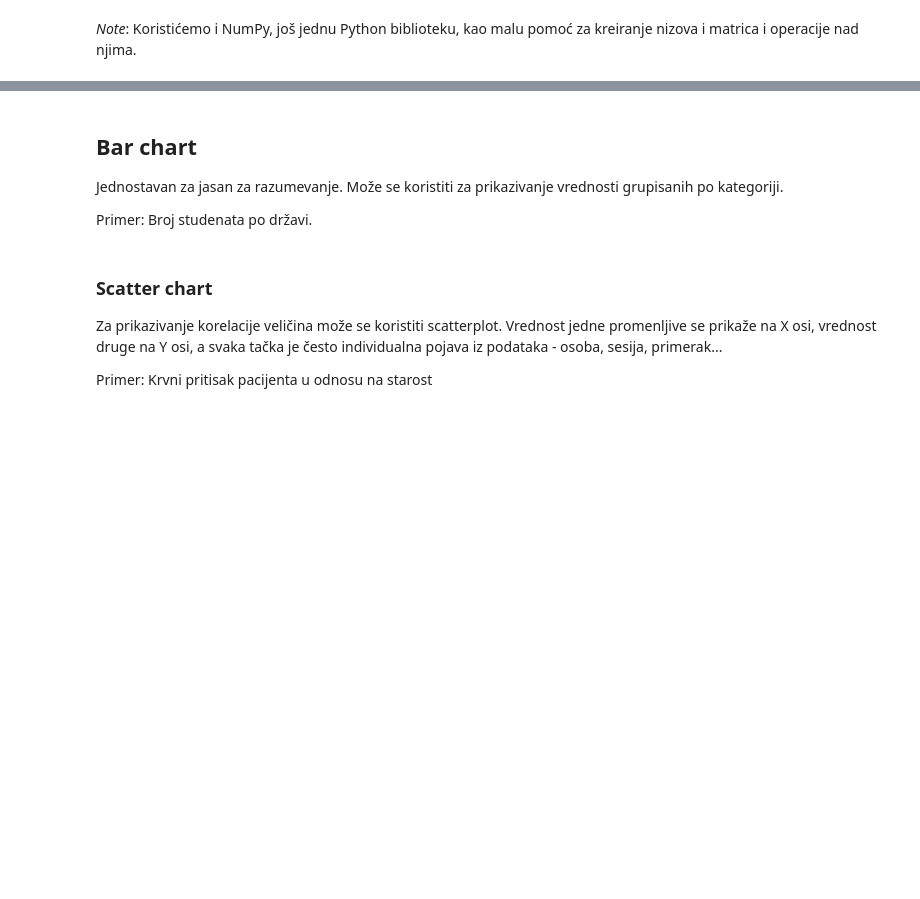
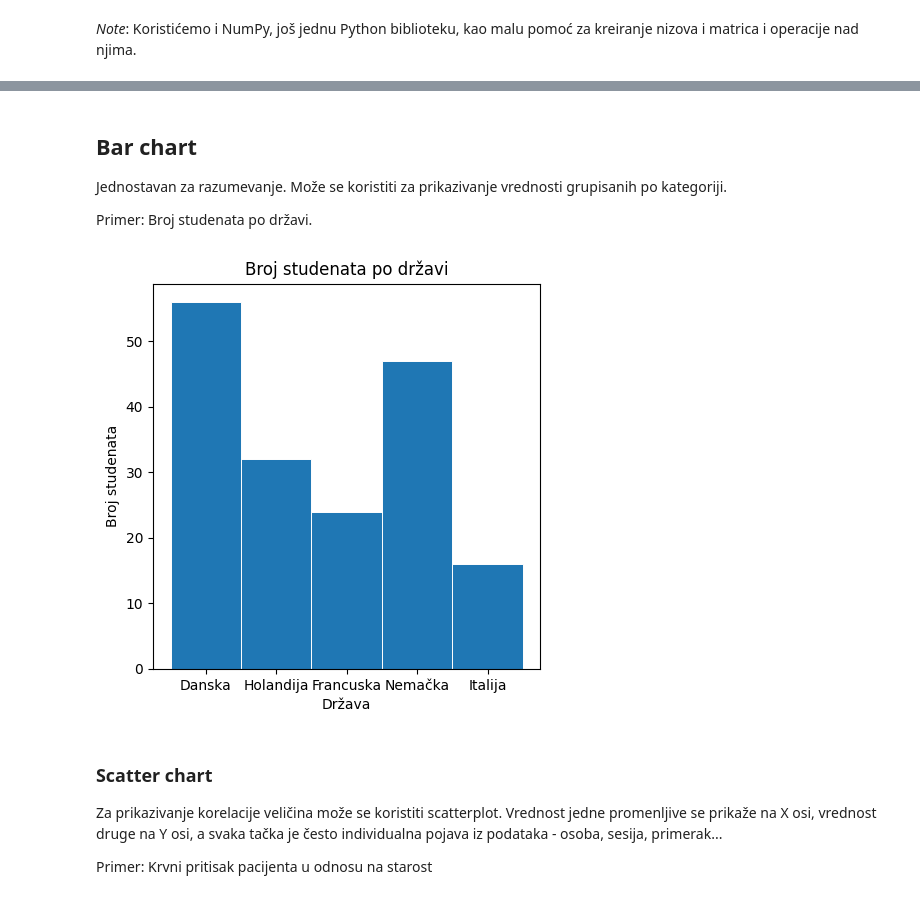
Before and after one commit to TLazarevic/data-analysis-lab, a Jupyter notebook: matplotlib.ipynb, the cells around one changed output, grey strips where cells are left out. Saved outputs shown, nothing was run; the diff lists cells and outputs as text; code cells hidden in the pictures; blank space fills up the shorter version.

```diff
--- a/matplotlib.ipynb
+++ b/matplotlib.ipynb
@@ -37,24 +58,26 @@ plt.show()
 # %% [markdown]
 ## Bar chart
 
-Jednostavan za jasan za razumevanje. Može se koristiti za prikazivanje vrednosti grupisanih po kategoriji.
+Jednostavan za razumevanje. Može se koristiti za prikazivanje vrednosti grupisanih po kategoriji.
 
 Primer: Broj studenata po državi.
 # %%
 # napravi podatke:
 x = ['Danska', 'Holandija', 'Francuska', 'Nemačka', 'Italija']
 y = [56, 32, 24, 47, 16]
 
 # iscrtaj:
-fig, ax = plt.subplots(figsize=(4,4))
+fig, ax = plt.subplots(figsize=(5,5))
 
 ax.bar(x, y, width=1, edgecolor="white", linewidth=0.7)
 
 ax.set_xlabel("Država")
 ax.set_ylabel("Broj studenata")
 ax.set_title("Broj studenata po državi")
 
 plt.show()
+# %% [output]
+[figure, added]
 # %% [markdown]
 ### Scatter chart
 
```
Also changed, not shown: parts of 13 cells of this notebook.
